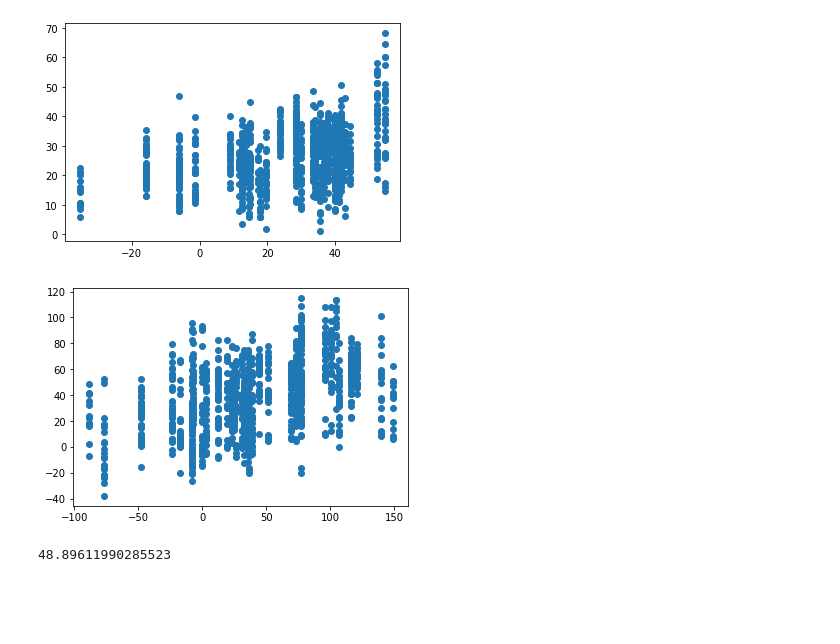
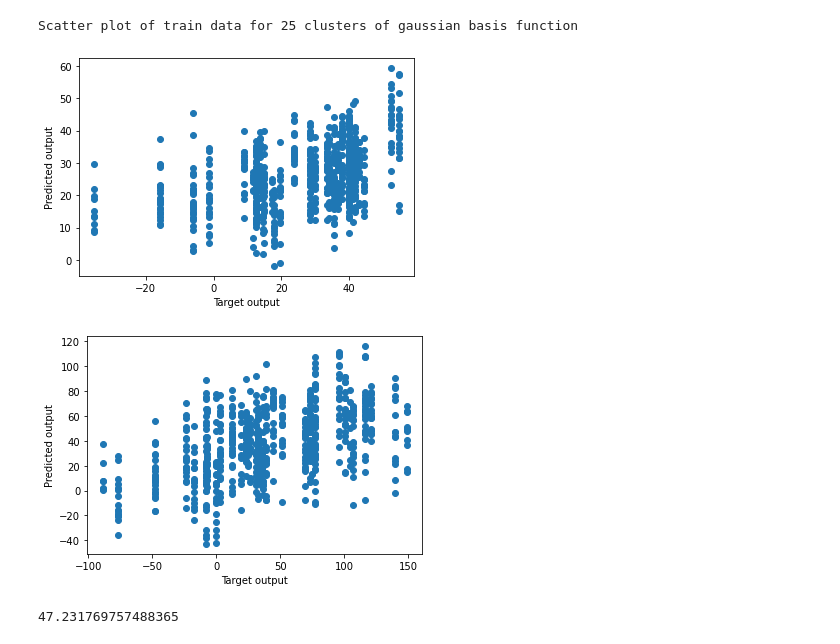
Before and after one commit to reetwik12/Basic_ML_models-, a Jupyter notebook: Regression/Regression_real_data.ipynb, the cells around one changed output. Drawn from its saved outputs; the diff is of its cells as text; code cells hidden in the pictures; blank space fills up the shorter version.

```diff
--- a/Regression/Regression_real_data.ipynb
+++ b/Regression/Regression_real_data.ipynb
@@ -19,7 +28,9 @@ def gaussian_Basis(x_train,mean,sigma_square,k):
                 Phi[i][j] += (x_train[i][l]-mean[j][l])**2
     return math.e**(Phi*(-1)/sigma_square)
 # %%
-def generatePhi_tilde(mean,sigma_square,k,degree):
+# generates the Phi_tilde matrix required during Tikhonov regularization
+# inputs : cluster centres, variance of the features, no. of clusters, no. of features
+def generatePhi_tilde(mean,sigma_square,k):
     Phi_tilde = np.zeros((k,k))
     for i in range(k):
         for j in range(k):
@@ -27,22 +38,29 @@ def generatePhi_tilde(mean,sigma_square,k,degree):
                 Phi_tilde[i][j] += (mean[i][l]-mean[j][l])**2
     return math.e**(Phi_tilde*(-1)/sigma_square)
 # %%
-def erms_error_gaussian(x_train,y_train,lamda,mean,sigma_square,thikonov,k,degree):
+# returns the ERMS for the train, valid and test data using gaussian basis function to predict the function output
+# training data features, training data target output, regularization coefficient, cluster centres, variance, no. of clusters
+def erms_error_gaussian(x_train,y_train,lamda,mean,sigma_square,k):
     Phi = gaussian_Basis(x_train,mean,sigma_square,k)
-    I = np.identity(k)
-    if thikonov:
-        I = generatePhi_tilde(mean,sigma_square,k,degree)
+    I = generatePhi_tilde(mean,sigma_square,k)
     w = np.linalg.inv(Phi.transpose().dot(Phi)+lamda*I).dot(Phi.transpose().dot(y_train))
 
-    predicted = gaussian_Basis(X_dataset3,mean,sigma_square,k).dot(w)
-    plt.scatter(Y_dataset3[:,0], predicted[:,0])
+    # generate the model output for training data
+    print("\nScatter plot of train data for "+str(k)+" clusters of gaussian basis function")
+    predicted = Phi.dot(w)
+    plt.scatter(y_train[:,0], predicted[:,0])
+    plt.xlabel("Target output")
+    plt.ylabel("Predicted output")
     plt.show()
-    plt.scatter(Y_dataset3[:,1], predicted[:,1])
+    plt.scatter(y_train[:,1], predicted[:,1])
+    plt.xlabel("Target output")
+    plt.ylabel("Predicted output")
     plt.show()
-    error = 0
-    for i in range(len(Y_dataset3)):
-        error += (predicted[i]-Y_dataset3[i])**2
 
-    error /= len(Y_dataset3)
-    return math.sqrt(sum(error))
+    error_train = 0
+    for i in range(len(y_train)):
+        error_train += (predicted[i]-y_train[i])**2
+
+    error_train /= len(y_train)
+    return math.sqrt(sum(error_train))
 # %%
@@ -86,12 +116,13 @@ def KmeansClustering(k,data,iteration):
 # %%
 sigma_square = 100
 k = 25
 iteration = 100
-mean = KmeansClustering(k,X_dataset3,iteration)
-lamda = math.e**(-18)
-error = erms_error_gaussian(x_train,y_train,lamda,mean,sigma_square,True,k,degree)
+mean = KmeansClustering(k,x_train,iteration)
+lamda = 0
+error = erms_error_gaussian(x_train,y_train,lamda,mean,sigma_square,k)
 print(error)
 # %% [output]
+Scatter plot of train data for 25 clusters of gaussian basis function
-[figure, old version]
+[figure, new version]
-[figure, old version]
+[figure, new version]
-48.89611990285523
+47.231769757488365
```
Also changed, not shown: parts of 6 cells of this notebook.
